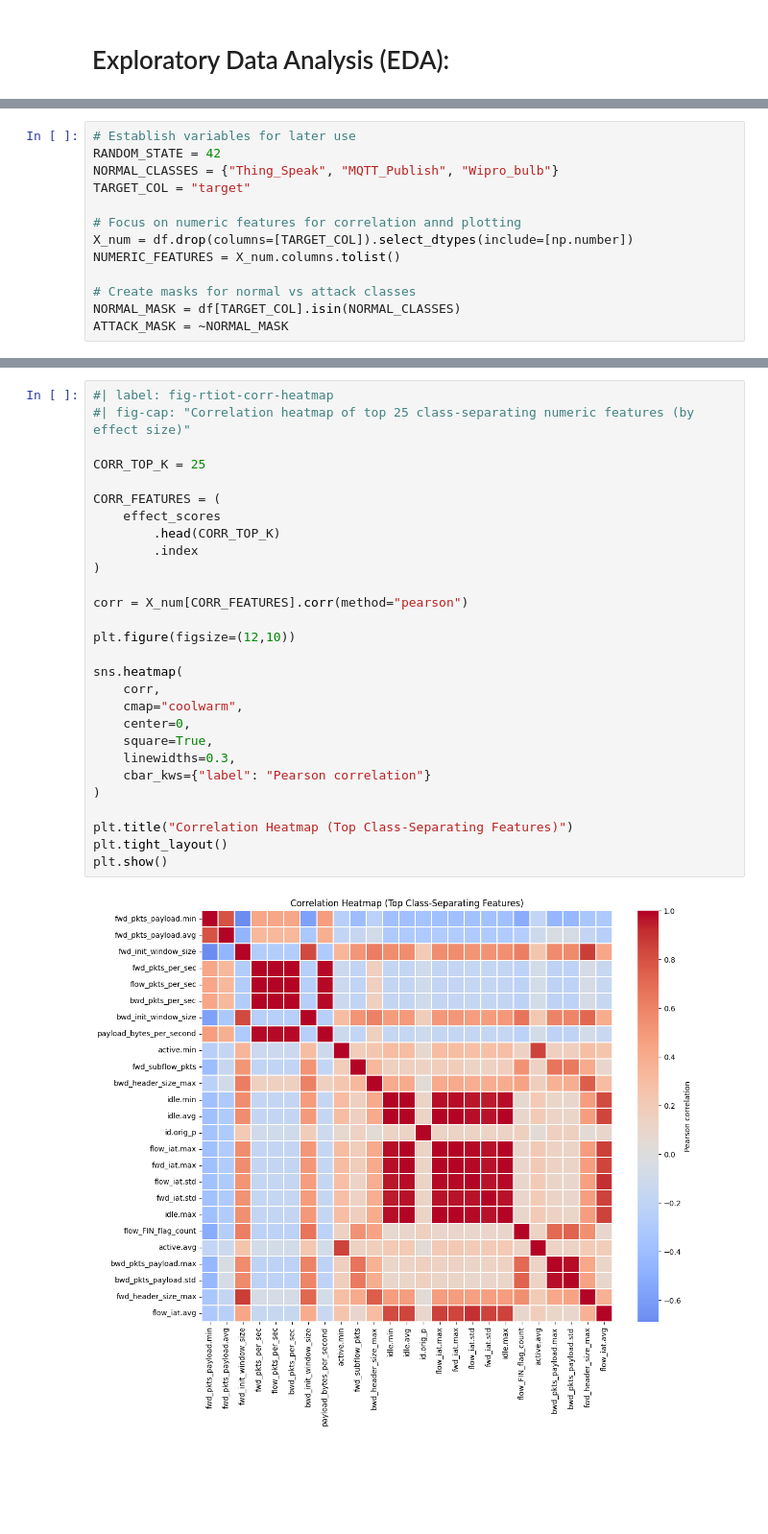
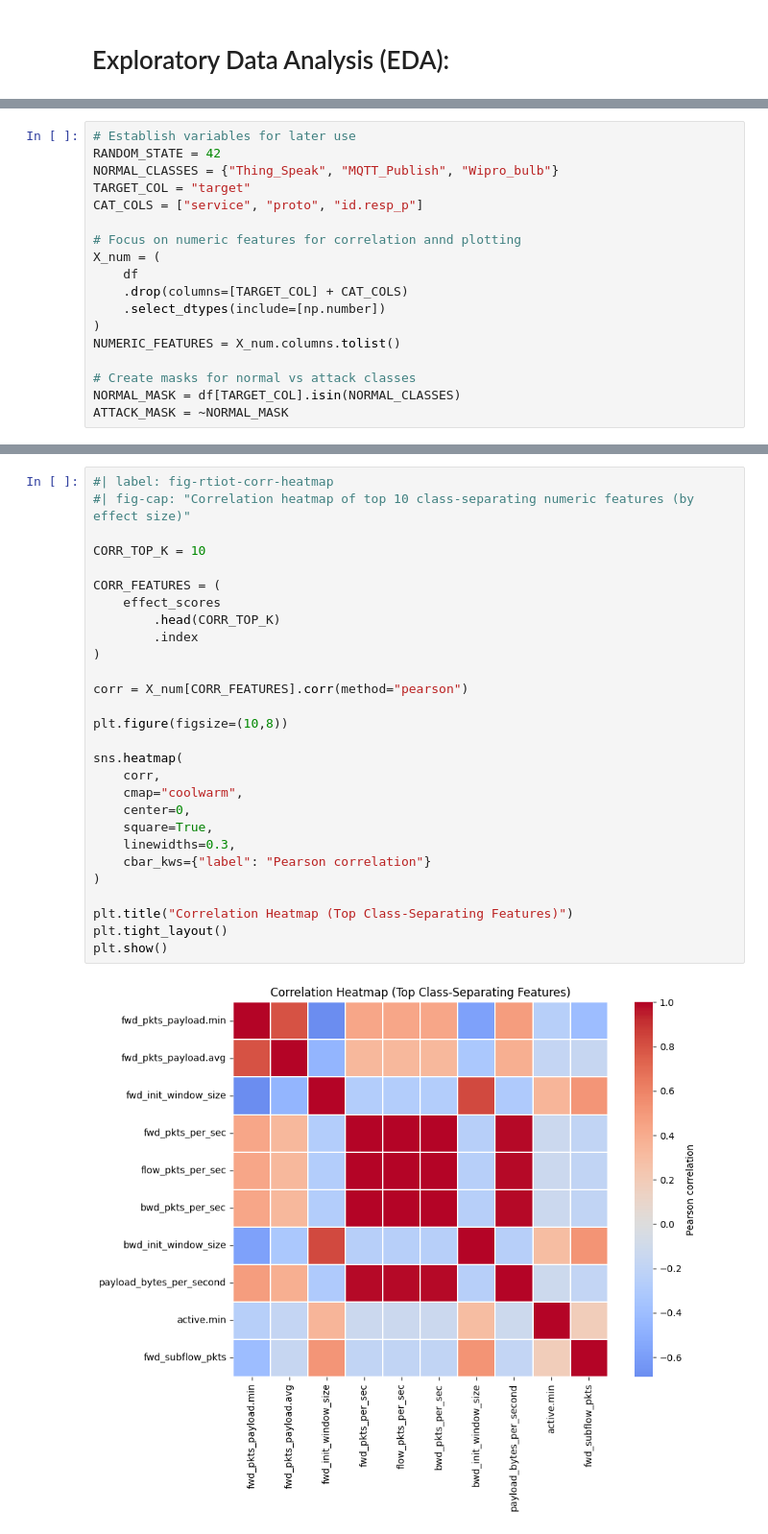
Before and after one commit to AnhJoe/Real-Time_IoT_2022_Quantized_Auto_Encoder, a Jupyter notebook: notebooks/01_eda.ipynb, the cells around one changed output, grey strips where cells are left out. Shown at 96% size. Drawn from its saved outputs; the diff is of its cells as text; blank space fills up the shorter version.

```diff
--- a/notebooks/01_eda.ipynb
+++ b/notebooks/01_eda.ipynb
@@ -106,9 +77,14 @@ df.head()
 RANDOM_STATE = 42
 NORMAL_CLASSES = {"Thing_Speak", "MQTT_Publish", "Wipro_bulb"}
 TARGET_COL = "target"
+CAT_COLS = ["service", "proto", "id.resp_p"]
 
 # Focus on numeric features for correlation annd plotting
-X_num = df.drop(columns=[TARGET_COL]).select_dtypes(include=[np.number])
+X_num = (
+    df
+    .drop(columns=[TARGET_COL] + CAT_COLS)
+    .select_dtypes(include=[np.number])
+)
 NUMERIC_FEATURES = X_num.columns.tolist()
 
 # Create masks for normal vs attack classes
@@ -484,34 +444,34 @@ plt.show()
 5. **Connection to Dataset Characteristics:** The clustered correlations reflect the engineered nature of network-flow datasets, where multiple statistics are computed from the same packet stream. As a result, these **high correlation does not indicate noise but rather repeated measurements** of shared underlying traffic processes. Overall, the correlation analysis demonstrates that the RT-IoT 2022 dataset contains strong but highly redundant signals, reinforcing the motivation for dimensionality reduction and efficient feature selection in subsequent modeling stages.
 # %%
 #| label: fig-rtiot-corr-heatmap
-#| fig-cap: "Correlation heatmap of top 25 class-separating numeric features (by effect size)"
+#| fig-cap: "Correlation heatmap of top 10 class-separating numeric features (by effect size)"
 
-CORR_TOP_K = 25
+CORR_TOP_K = 10
 
 CORR_FEATURES = (
     effect_scores
         .head(CORR_TOP_K)
         .index
 )
 
 corr = X_num[CORR_FEATURES].corr(method="pearson")
 
-plt.figure(figsize=(12,10))
+plt.figure(figsize=(10,8))
 
 sns.heatmap(
     corr,
     cmap="coolwarm",
     center=0,
     square=True,
     linewidths=0.3,
     cbar_kws={"label": "Pearson correlation"}
 )
 
 plt.title("Correlation Heatmap (Top Class-Separating Features)")
 plt.tight_layout()
 plt.show()
 # %% [output]
-[figure, old version]
+[figure, new version]
 # %%
 #| label: tbl-rtiot-vif-summary
 #| tbl-cap: "Variance Inflation Factor (VIF) summary for numeric features"
```
Also changed, not shown: parts of 38 cells of this notebook, 9 other files.
